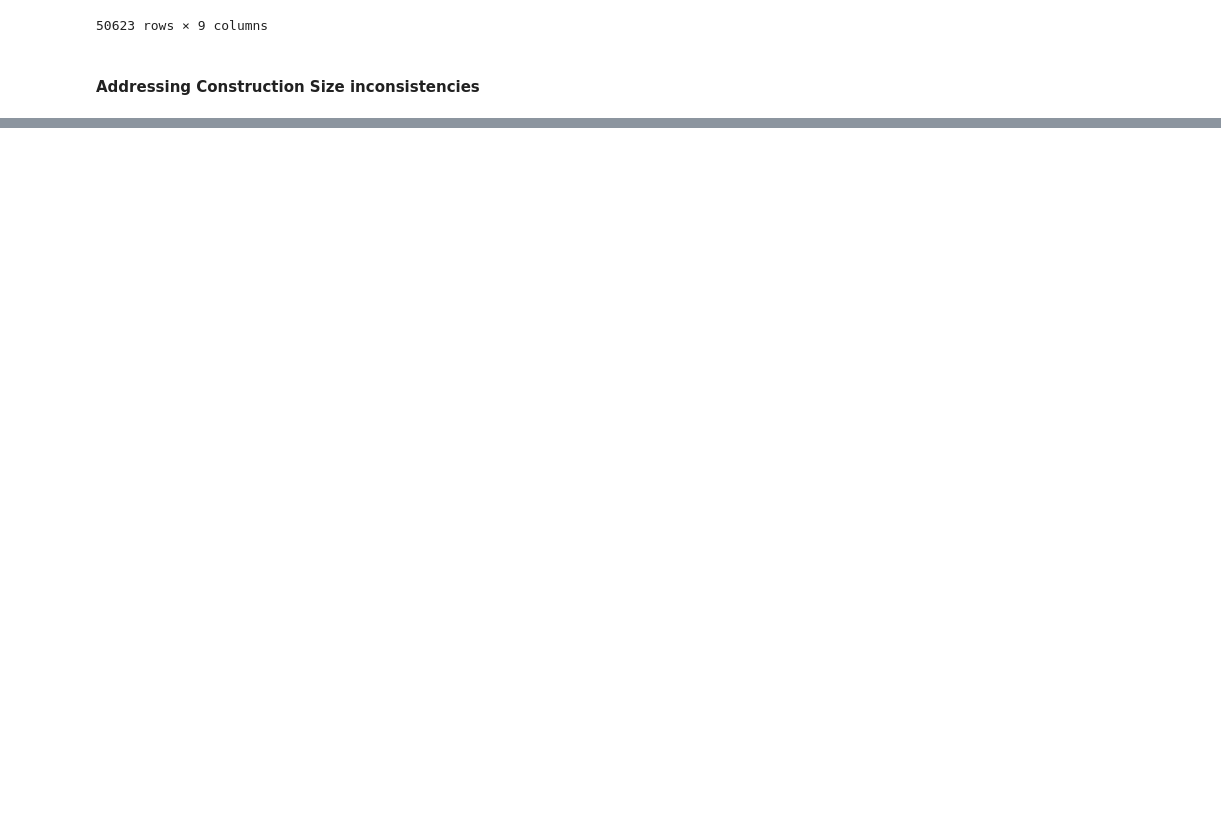
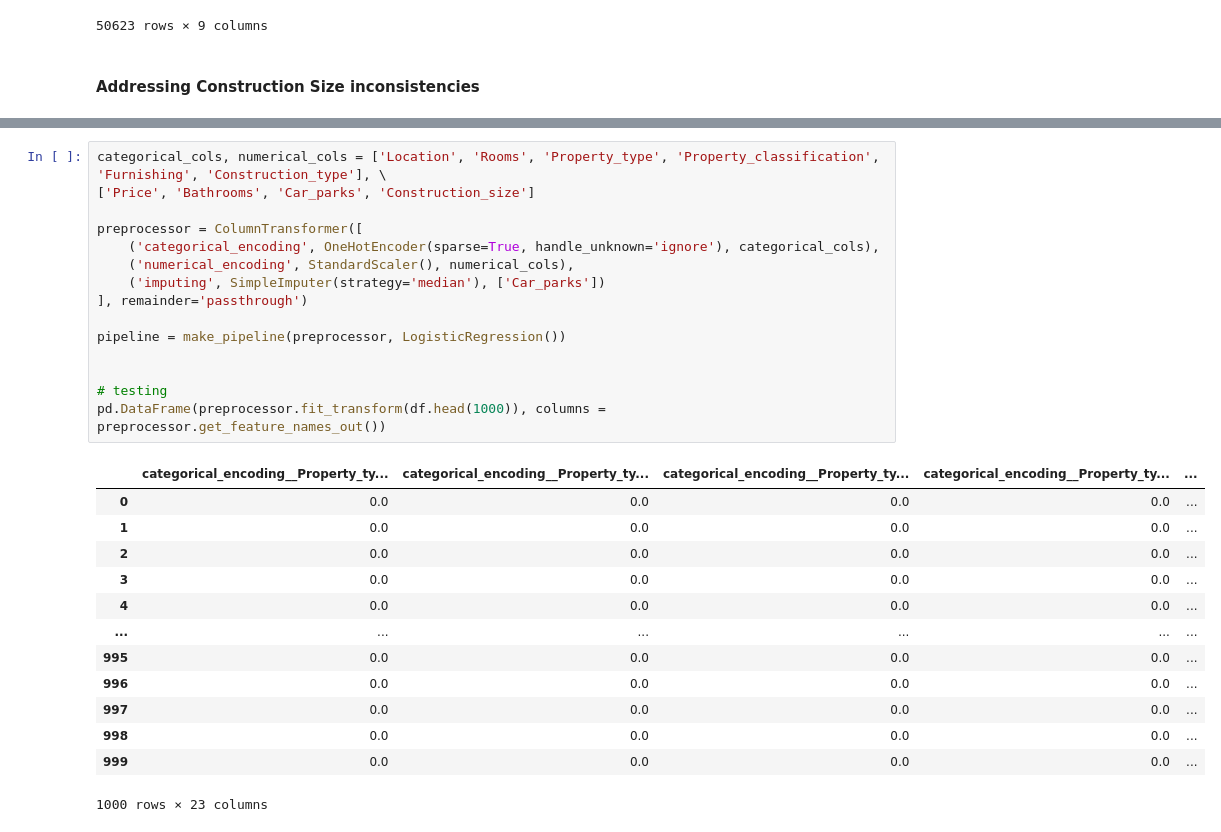
Before and after one commit to AshlanH/eda, a Jupyter notebook: malaysia_property_eda/property_data_cleaning.ipynb, the cells around one changed output, grey strips where cells are left out. Drawn from its saved outputs; the diff is of its cells as text; blank space fills up the shorter version.

```diff
--- a/malaysia_property_eda/property_data_cleaning.ipynb
+++ b/malaysia_property_eda/property_data_cleaning.ipynb
@@ -185,0 +247,29 @@ modified_df.sort_values(by='Calc', ascending=True).head(500)
+# %%
+categorical_cols, numerical_cols = ['Location', 'Rooms', 'Property_type', 'Property_classification', 'Furnishing', 'Construction_type'], \
+['Price', 'Bathrooms', 'Car_parks', 'Construction_size']
+
+preprocessor = ColumnTransformer([
+    ('categorical_encoding', OneHotEncoder(sparse=True, handle_unknown='ignore'), categorical_cols),
+    ('numerical_encoding', StandardScaler(), numerical_cols),
+    ('imputing', SimpleImputer(strategy='median'), ['Car_parks'])
+], remainder='passthrough')
+
+pipeline = make_pipeline(preprocessor, LogisticRegression())
+
+
+# testing
+pd.DataFrame(preprocessor.fit_transform(df.head(1000)), columns = preprocessor.get_feature_names_out())
+# %% [output]
+|  | categorical_encoding__Property_ty... | categorical_encoding__Property_ty... | categorical_encoding__Property_ty... | categorical_encoding__Property_ty... | ... |
+| 0 | 0.0 | 0.0 | 0.0 | 0.0 | ... |
+| 1 | 0.0 | 0.0 | 0.0 | 0.0 | ... |
+| 2 | 0.0 | 0.0 | 0.0 | 0.0 | ... |
+| 3 | 0.0 | 0.0 | 0.0 | 0.0 | ... |
+| 4 | 0.0 | 0.0 | 0.0 | 0.0 | ... |
+| ... | ... | ... | ... | ... | ... |
+| 995 | 0.0 | 0.0 | 0.0 | 0.0 | ... |
+| 996 | 0.0 | 0.0 | 0.0 | 0.0 | ... |
+| 997 | 0.0 | 0.0 | 0.0 | 0.0 | ... |
+| 998 | 0.0 | 0.0 | 0.0 | 0.0 | ... |
+| 999 | 0.0 | 0.0 | 0.0 | 0.0 | ... |
+1000 rows × 23 columns
```
Also changed, not shown: parts of 15 cells of this notebook.
